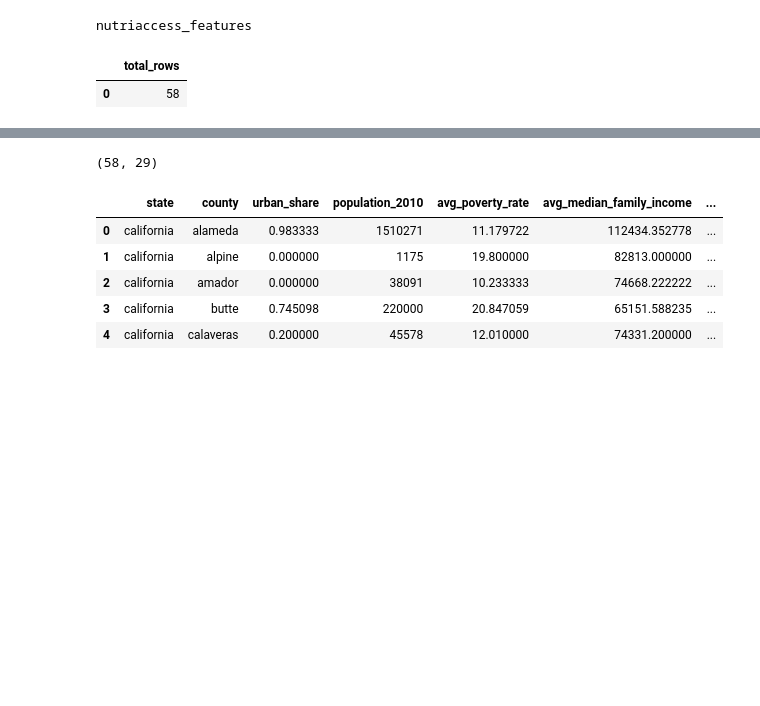
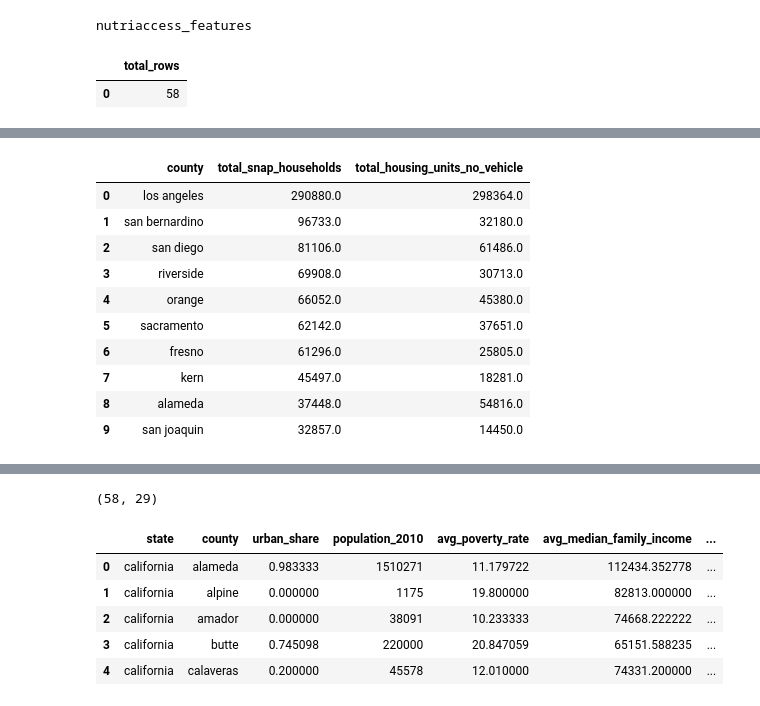
Before and after one commit to svthaker/ADS508Group3, a Jupyter notebook: NutriAccessAnalytics.ipynb, the cells around one changed output, grey strips where cells are left out. Saved outputs shown, nothing was run; the diff lists cells and outputs as text; code cells hidden in the pictures; blank space fills up the shorter version.

```diff
--- a/NutriAccessAnalytics.ipynb
+++ b/NutriAccessAnalytics.ipynb
@@ -129,0 +254,25 @@ nutriaccess_features
+# %%
+# Access Constraints (SNAP + No Vehicle)
+query6 = f"""
+SELECT county,
+       total_snap_households,
+       total_housing_units_no_vehicle
+FROM {ATHENA_TABLE}
+ORDER BY total_snap_households DESC
+LIMIT 10
+"""
+
+df = run_athena_query(query6)[0]
+df
+# %% [output]
+|  | county | total_snap_households | total_housing_units_no_vehicle |
+| 0 | los angeles | 290880.0 | 298364.0 |
+| 1 | san bernardino | 96733.0 | 32180.0 |
+| 2 | san diego | 81106.0 | 61486.0 |
+| 3 | riverside | 69908.0 | 30713.0 |
+| 4 | orange | 66052.0 | 45380.0 |
+| 5 | sacramento | 62142.0 | 37651.0 |
+| 6 | fresno | 61296.0 | 25805.0 |
+| 7 | kern | 45497.0 | 18281.0 |
+| 8 | alameda | 37448.0 | 54816.0 |
+| 9 | san joaquin | 32857.0 | 14450.0 |
```
Also changed, not shown: parts of 15 cells of this notebook, 1 other file.
